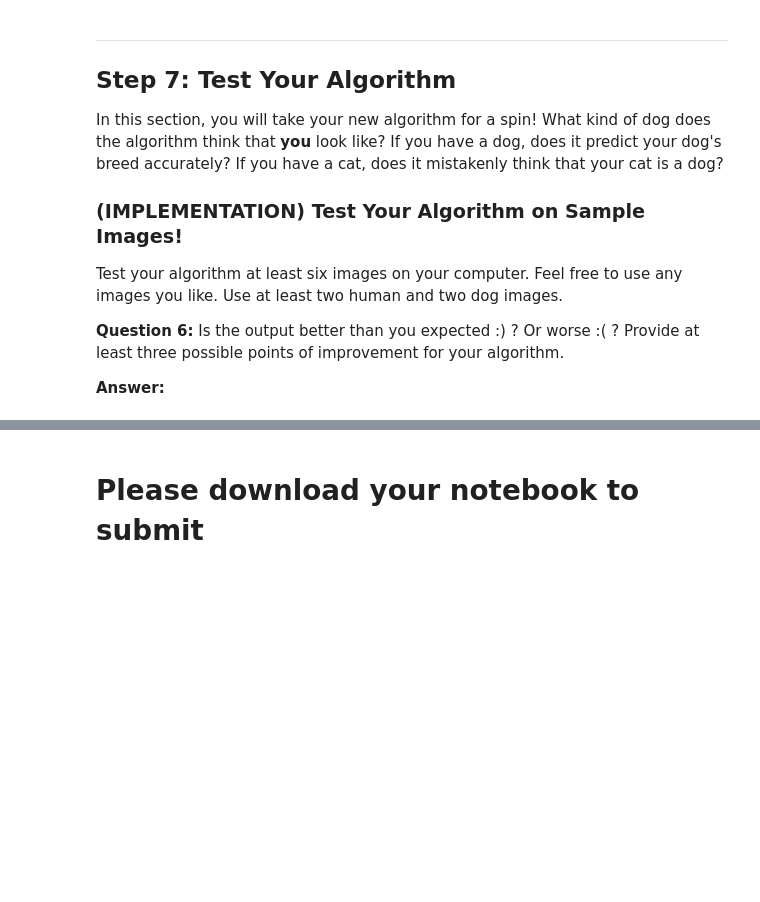
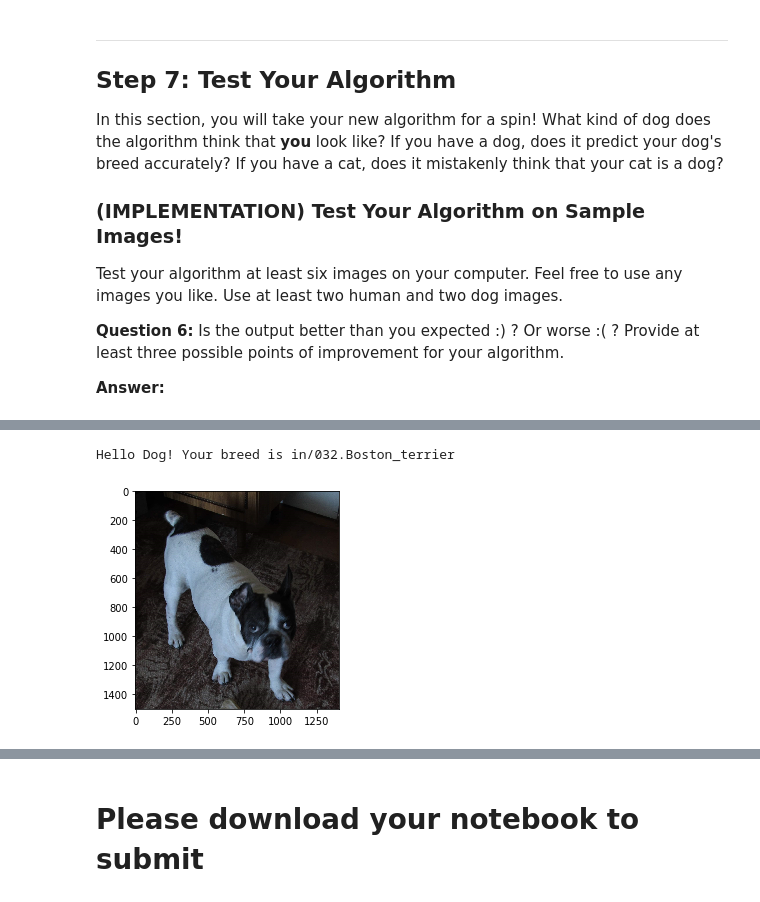
Before and after one commit to svetlitskiy/dog-project, a Jupyter notebook: dog_app.ipynb, the cells around one changed output, grey strips where cells are left out. Cells and saved outputs as stored; diff of their text form; code cells hidden in the pictures; blank space fills up the shorter version.

```diff
--- a/dog_app.ipynb
+++ b/dog_app.ipynb
@@ -981,0 +995,5 @@ __Answer:__
+# %%
+show_img(my_images[1])
+# %% [output]
+Hello Dog! Your breed is in/032.Boston_terrier
+[figure, added]
```
Also changed, not shown: parts of 45 cells of this notebook.
